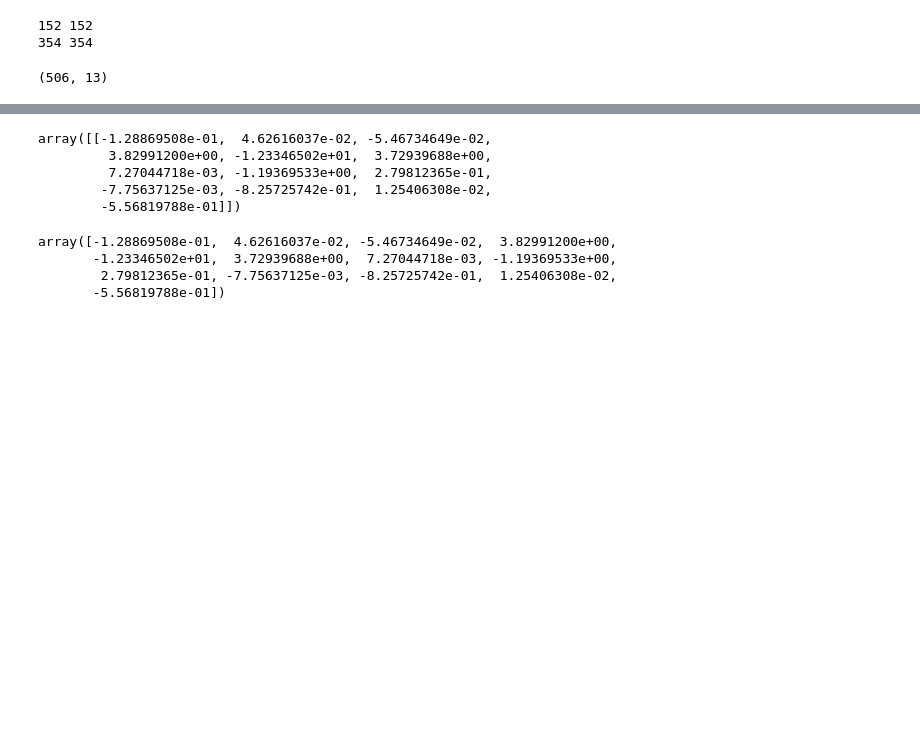
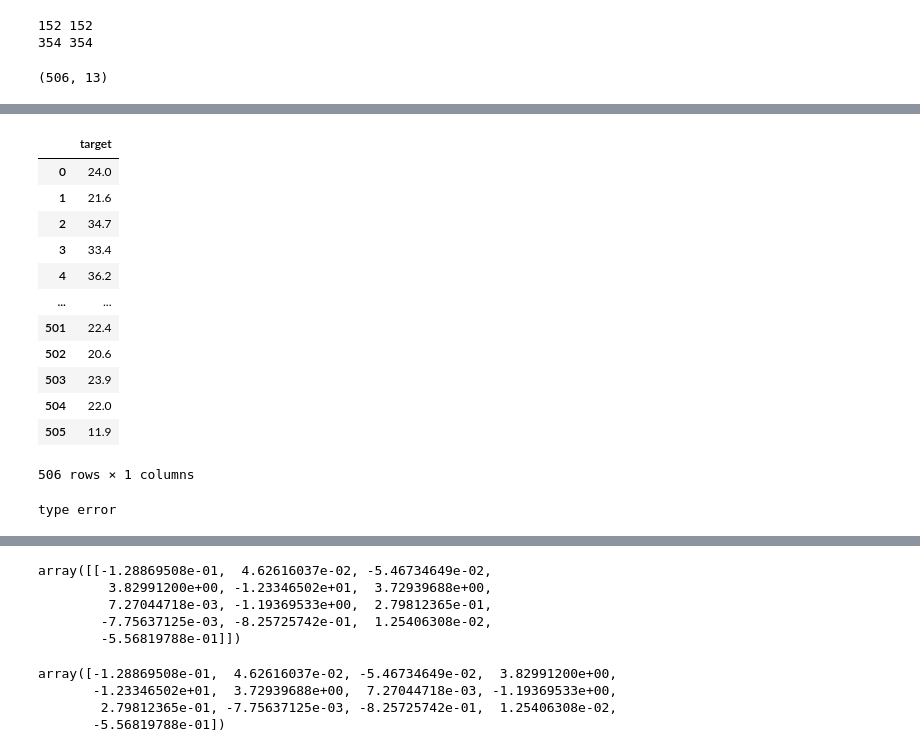
Before and after one commit to akjmo97/IMLP421, a Jupyter notebook: Unit04/Ridge and Lasso Regression.ipynb, the cells around one changed output, grey strips where cells are left out. Drawn from its saved outputs; the diff is of its cells as text; code cells hidden in the pictures; blank space fills up the shorter version.

```diff
--- a/Unit04/Ridge and Lasso Regression.ipynb
+++ b/Unit04/Ridge and Lasso Regression.ipynb
@@ -96,6 +117,31 @@ x.shape
 ![image.png](https://miro.medium.com/max/1374/1*hAGhQehrqAmT1pvz3q4t8Q.png)
 
 ![image.png](https://miro.medium.com/max/670/1*sC4KLMHU0j_1gR3VmlgGtg.png)
+# %%
+y
+# %% [output]
+|  | target |
+| 0 | 24.0 |
+| 1 | 21.6 |
+| 2 | 34.7 |
+| 3 | 33.4 |
+| 4 | 36.2 |
+| ... | ... |
+| 501 | 22.4 |
+| 502 | 20.6 |
+| 503 | 23.9 |
+| 504 | 22.0 |
+| 505 | 11.9 |
+506 rows × 1 columns
+# %%
+rr = Ridge(alpha=0.5) # higher the alpha value, more restriction on the coefficients; low alpha > more generalization, coefficients are barely
+# restricted and in this case linear and ridge regression resembles
+try:
+    rr.fit(X_test[5:10], y_test[5:10])
+except TypeError:
+    print("type error")
+# %% [output]
+type error
 # %%
 lr = LinearRegression()
 lr.fit(X_train, y_train)
```
Also changed, not shown: parts of 5 cells of this notebook.
